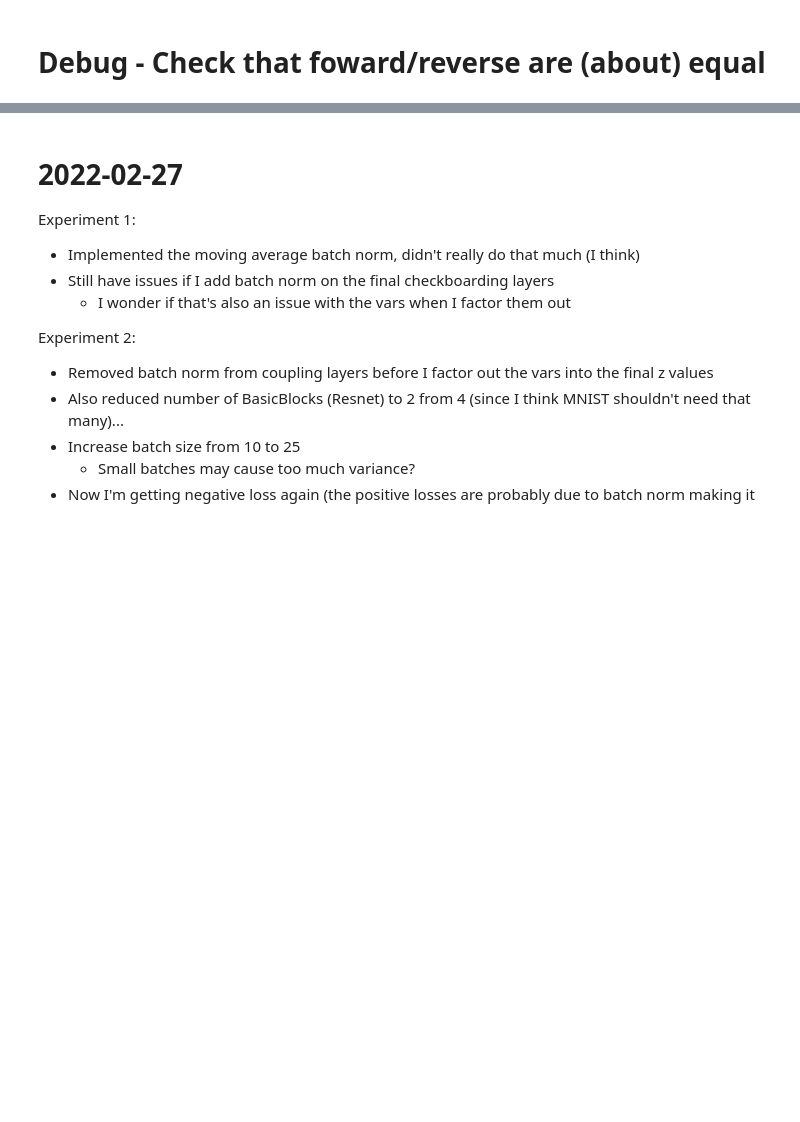
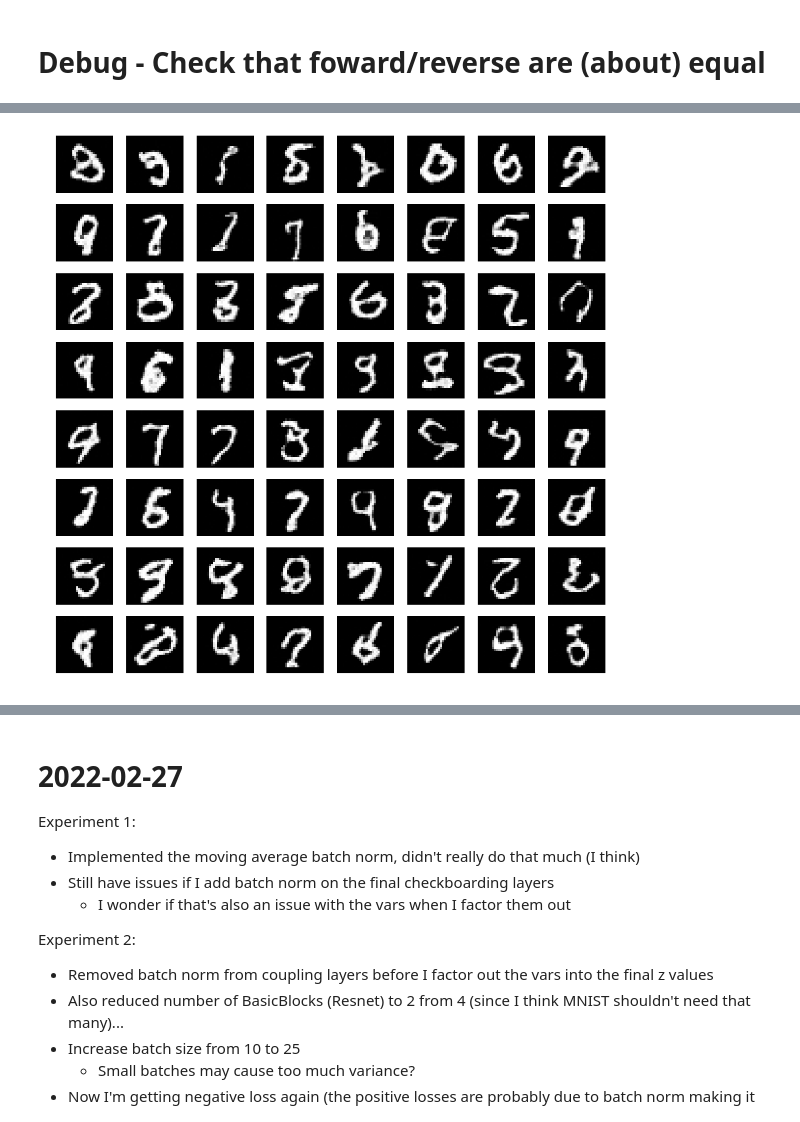
Before and after one commit to bjlkeng/sandbox, a Jupyter notebook: realnvp/pytorch-realnvp-mnist.ipynb, the cells around one changed output, grey strips where cells are left out. Cells and saved outputs as stored; diff of their text form; code cells hidden in the pictures; blank space fills up the shorter version.

```diff
--- a/realnvp/pytorch-realnvp-mnist.ipynb
+++ b/realnvp/pytorch-realnvp-mnist.ipynb
@@ -447,7 +458,7 @@ def loss_fn(y, s, norms, scale, batch_size):
     norms = torch.sum(norms)
     reg = 5e-5 * torch.sum(scale ** 2)
     loss = -(logpx + det + norms) + reg
-    return torch.div(loss, batch_size)
+    return torch.div(loss, batch_size), (-logpx, -det, -norms, reg)
 # %% [markdown]
 # MNist Training
 # %%
@@ -540,0 +558,25 @@ print("Done!")
+# %%
+model.train()
+
+best_validation = None
+PATH = 'checkpoints/'
+for t in range(epochs):
+    train_loader = DataLoader(train_dataset, batch_size=batch_size, shuffle=True)
+    print(f"Epoch {t+1}\n-------------------------------")
+    train_loop(train_loader, model, loss_fn, optimizer, batch_size)
+    validation_loss = test_loop(test_loader, model, loss_fn)
+
+    torch.save({
+        'epoch': t,
+        'model_state_dict': model.state_dict(),
+        'optimizer_state_dict': optimizer.state_dict(),
+        'loss': validation_loss,
+    }, PATH + f'mnist-{t}.model')
+
+    if best_validation is None or validation_loss < best_validation:
+        best_validation = validation_loss
+        best_path = PATH + f'mnist-{t}.model'
+
+    scheduler.step()
+
+print("Done - ", best_path)
@@ -541,3 +601,13 @@ print("Done!")
+# %%
+model = NormalizingFlowMNist(num_coupling=12, num_final_coupling=4, planes=64).to(device)
+optimizer = torch.optim.Adam(model.parameters(), lr=learning_rate)
+
+#checkpoint = torch.load('checkpoints/mnist-1.model')
+checkpoint = torch.load(best_path)
+model.load_state_dict(checkpoint['model_state_dict'])
+optimizer.load_state_dict(checkpoint['optimizer_state_dict'])
+epoch = checkpoint['epoch']
+loss = checkpoint['loss']
 # %% [markdown]
 # Debug - Check that foward/reverse are (about) equal
 # %%
@@ -562,12 +635,11 @@ torch.any(torch.abs(diff) > 1 / 255)
 # %%
 print(diff.shape)
-
 for i in range(batch_size):
     if torch.any(torch.abs(diff[i]) > 1 / 255):
         #print(diff[i])
         for j in range(28):
             for k in range(28):
-                if torch.any(torch.abs(diff[i, 0, j, k]) > 1 / 25):
+                if torch.any(torch.abs(diff[i, 0, j, k]) > 1 / 255):
                     print(i, 1, j, k, diff[i, 0, j, k].cpu().numpy())
                     break
         break
@@ -595,17 +683,19 @@ with torch.no_grad():
 # %%
 model.eval()
 
-cols, rows = 3, 3
+cols, rows = 8, 8
 with torch.no_grad():
     X = torch.Tensor(torch.normal(torch.zeros(cols * rows, 28 * 28 * 1),
                                   torch.ones(cols * rows, 28 * 28 * 1))).to(device)
     Y = model(X)
     samples = post_process(Y).cpu().numpy()
 
-figure = plt.figure(figsize=(8, 8))
+figure = plt.figure(figsize=(15, 15))
 for i in range(1, cols * rows + 1):
     img = samples[i - 1]
     figure.add_subplot(rows, cols, i)
     plt.axis("off")
     plt.imshow(img.squeeze(), cmap="gray")
 plt.show()
+# %% [output]
+[figure, added]
```
Also changed, not shown: parts of 15 cells of this notebook, 7 other files.
